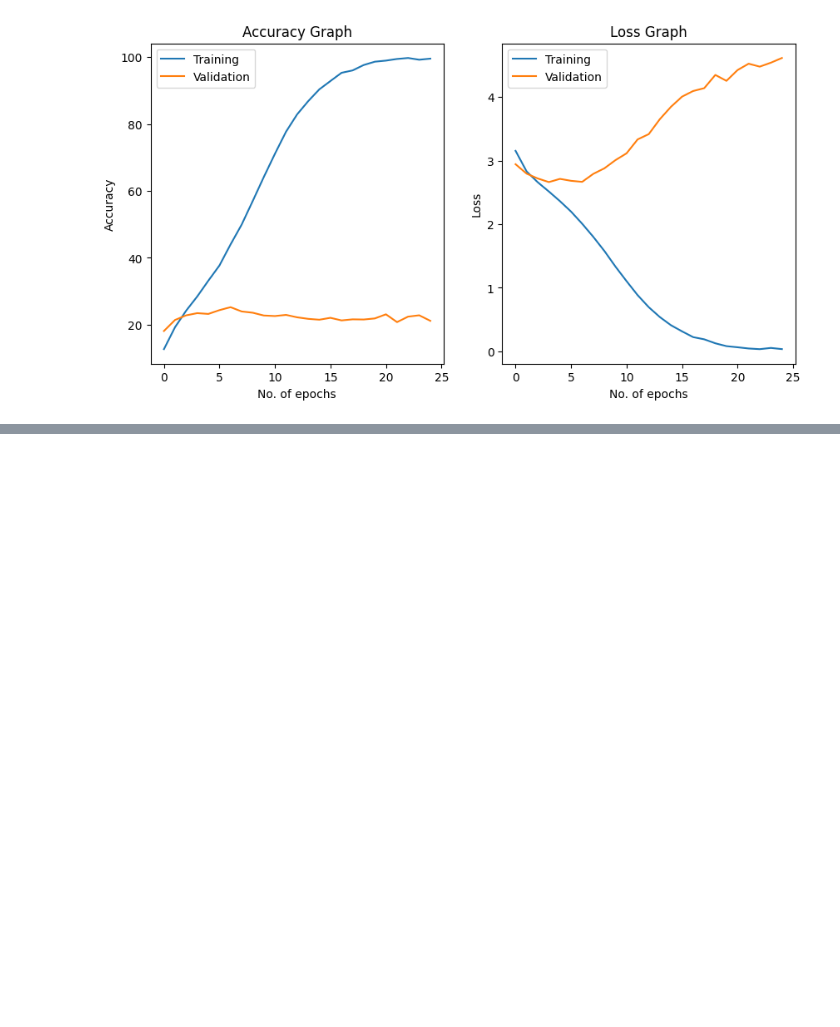
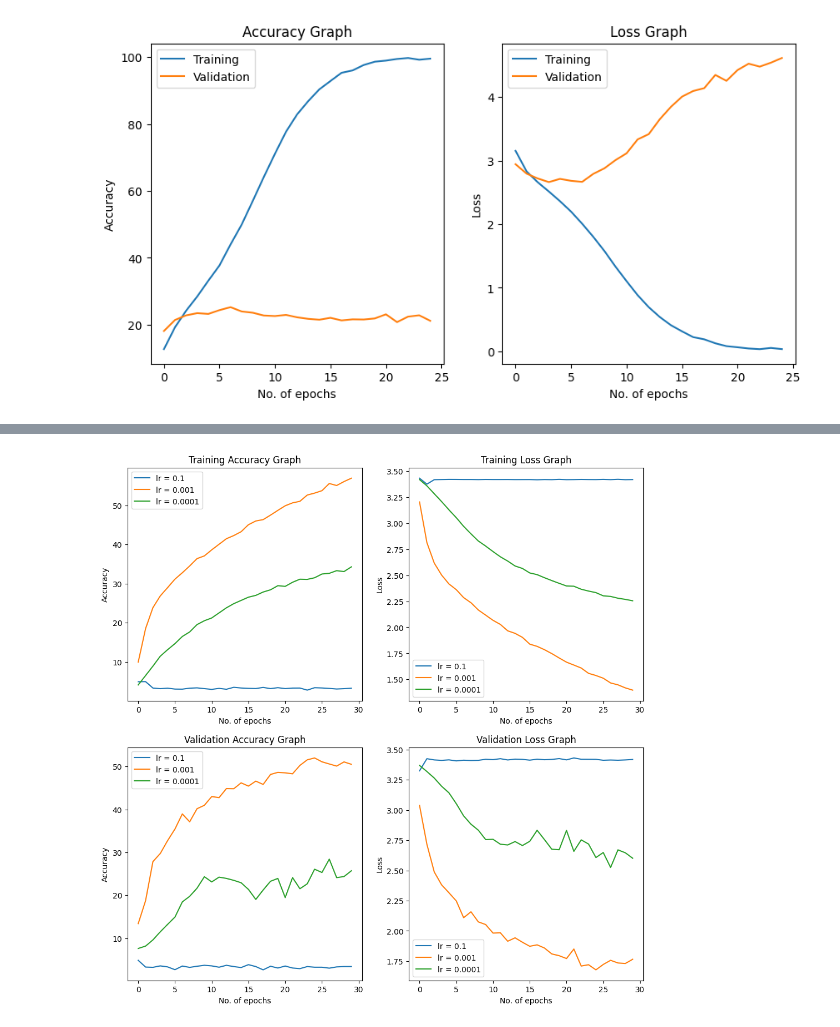
Before and after one commit to AbhAy120204/Computer-vision-image-classification-, a Jupyter notebook: image_classification.ipynb, the cells around one changed output, grey strips where cells are left out. Saved outputs shown, nothing was run; the diff lists cells and outputs as text; code cells hidden in the pictures; blank space fills up the shorter version.

Commit message:
Comparsion graph for three different learning rates

```diff
--- a/image_classification.ipynb
+++ b/image_classification.ipynb
@@ -689,0 +764,54 @@ Epoch: 30/30 Train Loss: 1.3882, Train Accuracy: 56.88%, Validation Loss: 1.6569
+# %%
+# Graphs for Hyper parameter tuning models
+# For both validation and training data, this function will plot the graph for accuracy and loss.
+# This function will read data from the csv file that we previously saved after running the model.
+
+def plotgraph_learningrates(filename_1, filename_2, filename_3, num_epochs):
+
+    data_1 = pd.read_csv(filename_1)
+    data_2 = pd.read_csv(filename_2)
+    data_3 = pd.read_csv(filename_3)
+
+    x = np.arange(num_epochs)
+
+    fig, ax = plt.subplots(2, 2, figsize=(12,12))
+
+    ax[0, 0].plot(x, data_1['Training Accuracy'], label='lr = 0.1')
+    ax[0, 0].plot(x, data_2['Training Accuracy'], label='lr = 0.001')
+    ax[0, 0].plot(x, data_3['Training Accuracy'], label='lr = 0.0001')
+    ax[0, 0].set_title('Training Accuracy Graph')
+    ax[0, 0].set_xlabel('No. of epochs')
+    ax[0, 0].set_ylabel('Accuracy')
+    ax[0, 0].legend()
+
+    ax[0, 1].plot(x, data_1['Training Loss'], label='lr = 0.1')
+    ax[0, 1].plot(x, data_2['Training Loss'], label='lr = 0.001')
+    ax[0, 1].plot(x, data_3['Training Loss'], label='lr = 0.0001')
+    ax[0, 1].set_title('Training Loss Graph')
+    ax[0, 1].set_xlabel('No. of epochs')
+    ax[0, 1].set_ylabel('Loss')
+    ax[0, 1].legend()
+
+    ax[1, 0].plot(x, data_1['Validation Accuracy'], label='lr = 0.1')
+    ax[1, 0].plot(x, data_2['Validation Accuracy'], label='lr = 0.001')
+    ax[1, 0].plot(x, data_3['Validation Accuracy'], label='lr = 0.0001')
+    ax[1, 0].set_title('Validation Accuracy Graph')
+    ax[1, 0].set_xlabel('No. of epochs')
+    ax[1, 0].set_ylabel('Accuracy')
+    ax[1, 0].legend()
+
+    ax[1, 1].plot(x, data_1['Validation Loss'], label='lr = 0.1')
+    ax[1, 1].plot(x, data_2['Validation Loss'], label='lr = 0.001')
+    ax[1, 1].plot(x, data_3['Validation Loss'], label='lr = 0.0001')
+    ax[1, 1].set_title('Validation Loss Graph')
+    ax[1, 1].set_xlabel('No. of epochs')
+    ax[1, 1].set_ylabel('Loss')
+    ax[1, 1].legend()
+
+    plt.show()
+
+
+plotgraph_learningrates(filename_1 = "cnn_lr1_model.csv", filename_2 = "cnn_lr001_model.csv",
+                        filename_3 = "cnn_lr0001_model.csv", num_epochs = 30)
+# %% [output]
+[figure, added]
```
Also changed, not shown: parts of 8 cells of this notebook.
